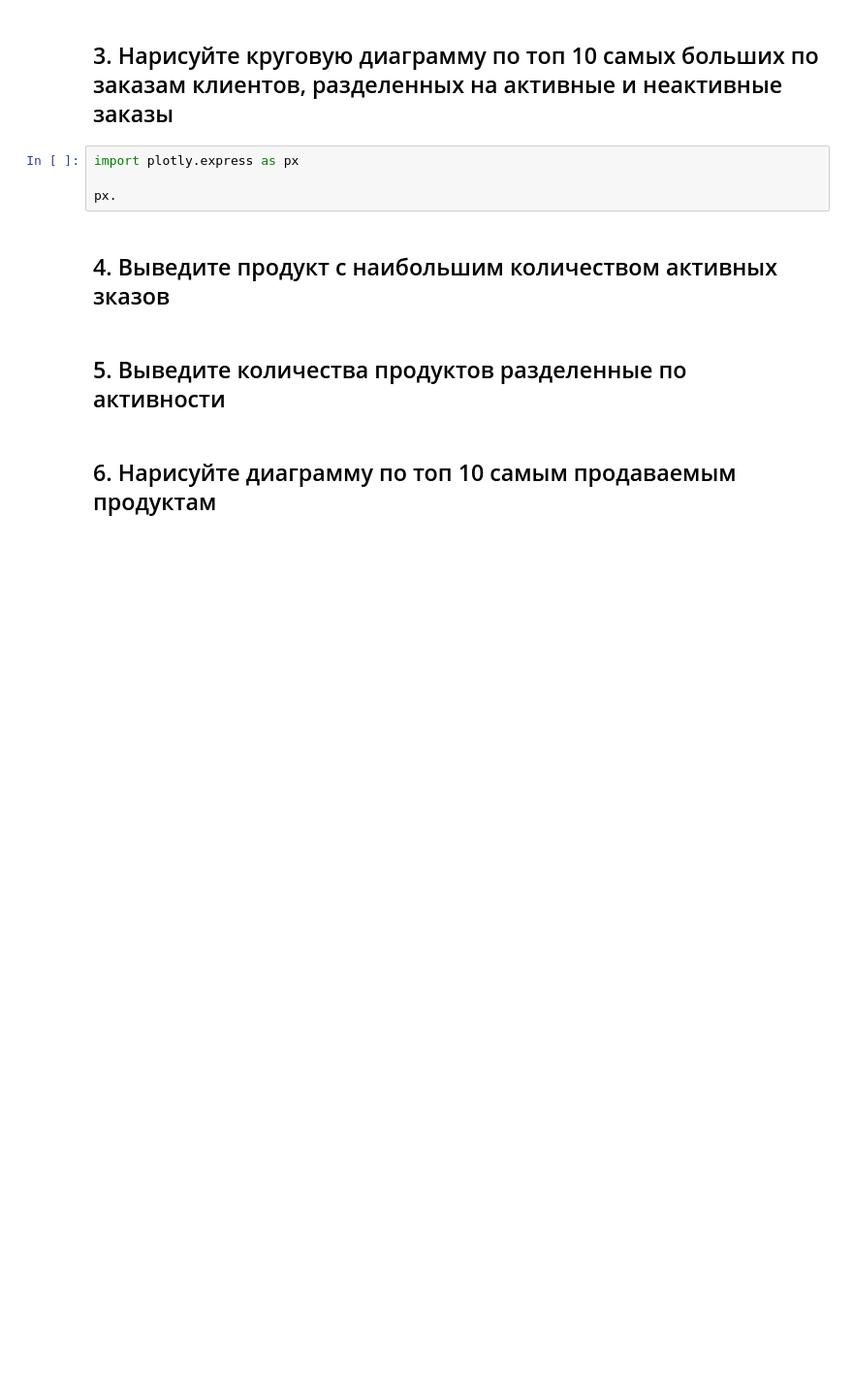
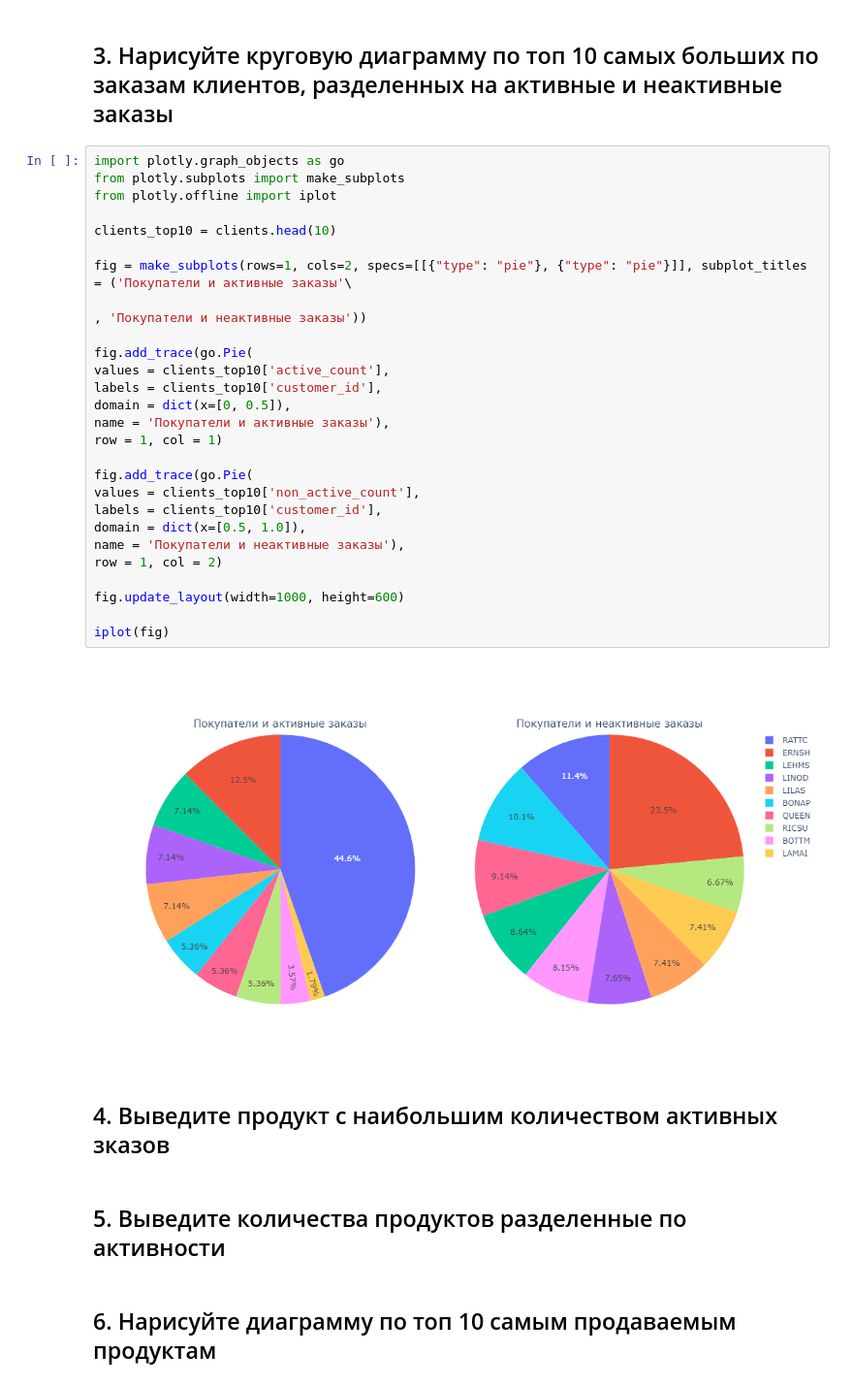
Before and after one commit to gleb-pan/data-analytics-decode, a Jupyter notebook: Python+SQL/Python_code/Submission8.ipynb, the cells around one changed output. Shown at 97% size. Saved outputs shown, nothing was run; the diff lists cells and outputs as text; blank space fills up the shorter version.

```diff
--- a/Python+SQL/Python_code/Submission8.ipynb
+++ b/Python+SQL/Python_code/Submission8.ipynb
@@ -148,9 +153,34 @@ clients
 # %% [markdown]
 ## 3. Нарисуйте круговую диаграмму по топ 10 самых больших по заказам клиентов, разделенных на активные и неактивные заказы
 # %%
-import plotly.express as px
+import plotly.graph_objects as go
+from plotly.subplots import make_subplots
+from plotly.offline import iplot
 
-px.
+clients_top10 = clients.head(10)
+
+fig = make_subplots(rows=1, cols=2, specs=[[{"type": "pie"}, {"type": "pie"}]], subplot_titles = ('Покупатели и активные заказы'\
+                                                                                                  , 'Покупатели и неактивные заказы'))
+
+fig.add_trace(go.Pie(
+values = clients_top10['active_count'],
+labels = clients_top10['customer_id'],
+domain = dict(x=[0, 0.5]),
+name = 'Покупатели и активные заказы'),
+row = 1, col = 1)
+
+fig.add_trace(go.Pie(
+values = clients_top10['non_active_count'],
+labels = clients_top10['customer_id'],
+domain = dict(x=[0.5, 1.0]),
+name = 'Покупатели и неактивные заказы'),
+row = 1, col = 2)
+
+fig.update_layout(width=1000, height=600)
+
+iplot(fig)
+# %% [output]
+[figure, added]
 # %% [markdown]
 ## 4. Выведите продукт с наибольшим количеством активных зказов
 # %% [markdown]
```
Also changed, not shown: parts of 2 cells of this notebook, 1 other file.
